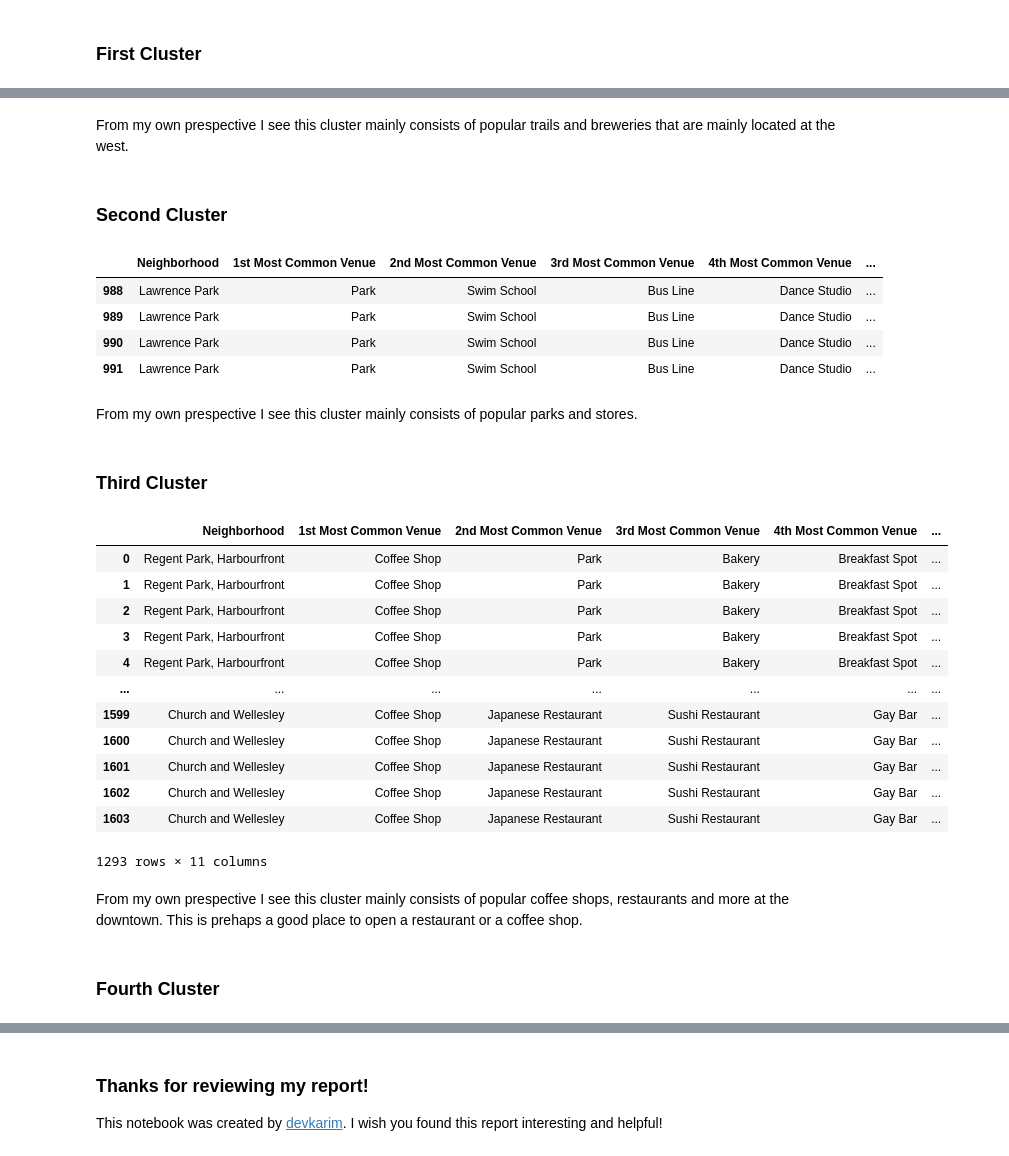
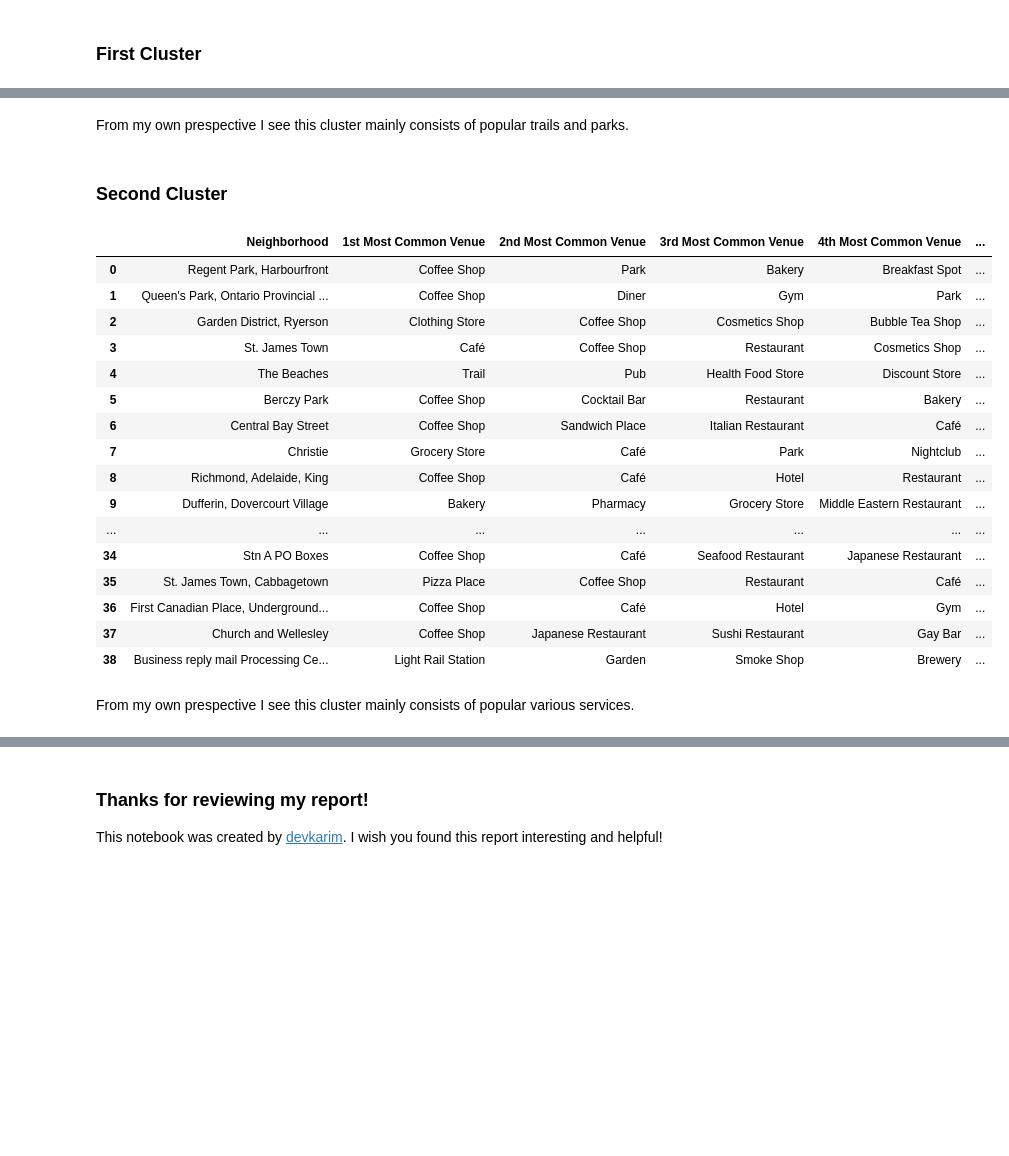
Before and after one commit to devkarim/Coursera_Capstone, a Jupyter notebook: Segmenting and Clustering Assignment/segmenting_and_clustering.ipynb, the cells around one changed output, grey strips where cells are left out. Drawn from its saved outputs; the diff is of its cells as text; code cells hidden in the pictures; blank space fills up the shorter version.

```diff
--- a/Segmenting and Clustering Assignment/segmenting_and_clustering.ipynb
+++ b/Segmenting and Clustering Assignment/segmenting_and_clustering.ipynb
@@ -153,0 +154,3 @@ def getNearbyVenues(boroughs, names, latitudes, longitudes, radius=500, limit=10
+# %%
+toronto_df = new_df[new_df['Borough'].str.contains("Toronto")].reset_index(drop=True)
+toronto_df.head()
@@ -156,4 +166,4 @@ def getNearbyVenues(boroughs, names, latitudes, longitudes, radius=500, limit=10
 # %%
-toronto_venues = getNearbyVenues(boroughs=new_df["Borough"], names=new_df['Neighborhood'], latitudes=new_df['Latitude'], longitudes=new_df['Longitude'])
+toronto_venues = getNearbyVenues(names=new_df['Neighborhood'], latitudes=new_df['Latitude'], longitudes=new_df['Longitude'])
 toronto_venues.head()
 # %% [output]
@@ -280,6 +285,6 @@ Now when we are done with cleaning up the dataset plus sorting them, it's time t
 # %%
 # Defnining the number of clusters
-n_clusters = 5
+n_clusters = 2
 # Drop neighborhood column
 toronto_grouped_clustering = toronto_grouped.drop('Neighborhood', 1)
 # Run k-means clustering
@@ -293,9 +298,9 @@ Next we add the labels that k-Means extracted for us to the original dataframe.
 # %%
 # Insert the cluster labels
 neighborhoods_venues_sorted.insert(0, 'Label', kmeans.labels_)
-toronto_merged = toronto_venues
+toronto_merged = toronto_df
 # Merge the original dataframe with the labels
 toronto_merged = toronto_merged.join(neighborhoods_venues_sorted.set_index('Neighborhood'), on='Neighborhood')
 # Check the first five rows
-toronto_merged.head()
+toronto_merged
 # %% [output]
@@ -358,36 +366,26 @@ toronto_merged.loc[toronto_merged['Label'] == 0, toronto_merged.columns[[0] + li
 # %% [markdown]
-From my own prespective I see this cluster mainly consists of popular trails and breweries that are mainly located at the west.
+From my own prespective I see this cluster mainly consists of popular trails and parks.
 # %% [markdown]
 ### Second Cluster
 # %%
-toronto_merged.loc[toronto_merged['Label'] == 1, toronto_merged.columns[[0] + list(range(8, toronto_merged.shape[1]))]]
+toronto_merged.loc[toronto_merged['Label'] == 1, toronto_merged.columns[[2] + list(range(6, toronto_merged.shape[1]))]]
 # %% [output]
 |  | Neighborhood | 1st Most Common Venue | 2nd Most Common Venue | 3rd Most Common Venue | 4th Most Common Venue | ... |
-| 988 | Lawrence Park | Park | Swim School | Bus Line | Dance Studio | ... |
-| 989 | Lawrence Park | Park | Swim School | Bus Line | Dance Studio | ... |
-| 990 | Lawrence Park | Park | Swim School | Bus Line | Dance Studio | ... |
-| 991 | Lawrence Park | Park | Swim School | Bus Line | Dance Studio | ... |
+| 0 | Regent Park, Harbourfront | Coffee Shop | Park | Bakery | Breakfast Spot | ... |
+| 1 | Queen's Park, Ontario Provincial ... | Coffee Shop | Diner | Gym | Park | ... |
+| 2 | Garden District, Ryerson | Clothing Store | Coffee Shop | Cosmetics Shop | Bubble Tea Shop | ... |
+| 3 | St. James Town | Café | Coffee Shop | Restaurant | Cosmetics Shop | ... |
+| 4 | The Beaches | Trail | Pub | Health Food Store | Discount Store | ... |
+| 5 | Berczy Park | Coffee Shop | Cocktail Bar | Restaurant | Bakery | ... |
+| 6 | Central Bay Street | Coffee Shop | Sandwich Place | Italian Restaurant | Café | ... |
+| 7 | Christie | Grocery Store | Café | Park | Nightclub | ... |
+| 8 | Richmond, Adelaide, King | Coffee Shop | Café | Hotel | Restaurant | ... |
+| 9 | Dufferin, Dovercourt Village | Bakery | Pharmacy | Grocery Store | Middle Eastern Restaurant | ... |
+| ... | ... | ... | ... | ... | ... | ... |
+| 34 | Stn A PO Boxes | Coffee Shop | Café | Seafood Restaurant | Japanese Restaurant | ... |
+| 35 | St. James Town, Cabbagetown | Pizza Place | Coffee Shop | Restaurant | Café | ... |
+| 36 | First Canadian Place, Underground... | Coffee Shop | Café | Hotel | Gym | ... |
+| 37 | Church and Wellesley | Coffee Shop | Japanese Restaurant | Sushi Restaurant | Gay Bar | ... |
+| 38 | Business reply mail Processing Ce... | Light Rail Station | Garden | Smoke Shop | Brewery | ... |
 # %% [markdown]
-From my own prespective I see this cluster mainly consists of popular parks and stores.
+From my own prespective I see this cluster mainly consists of popular various services.
-# %% [markdown]
-### Third Cluster
-# %%
-toronto_merged.loc[toronto_merged['Label'] == 2, toronto_merged.columns[[0] + list(range(8, toronto_merged.shape[1]))]]
-# %% [output]
-|  | Neighborhood | 1st Most Common Venue | 2nd Most Common Venue | 3rd Most Common Venue | 4th Most Common Venue | ... |
-| 0 | Regent Park, Harbourfront | Coffee Shop | Park | Bakery | Breakfast Spot | ... |
-| 1 | Regent Park, Harbourfront | Coffee Shop | Park | Bakery | Breakfast Spot | ... |
-| 2 | Regent Park, Harbourfront | Coffee Shop | Park | Bakery | Breakfast Spot | ... |
-| 3 | Regent Park, Harbourfront | Coffee Shop | Park | Bakery | Breakfast Spot | ... |
-| 4 | Regent Park, Harbourfront | Coffee Shop | Park | Bakery | Breakfast Spot | ... |
-| ... | ... | ... | ... | ... | ... | ... |
-| 1599 | Church and Wellesley | Coffee Shop | Japanese Restaurant | Sushi Restaurant | Gay Bar | ... |
-| 1600 | Church and Wellesley | Coffee Shop | Japanese Restaurant | Sushi Restaurant | Gay Bar | ... |
-| 1601 | Church and Wellesley | Coffee Shop | Japanese Restaurant | Sushi Restaurant | Gay Bar | ... |
-| 1602 | Church and Wellesley | Coffee Shop | Japanese Restaurant | Sushi Restaurant | Gay Bar | ... |
-| 1603 | Church and Wellesley | Coffee Shop | Japanese Restaurant | Sushi Restaurant | Gay Bar | ... |
-1293 rows × 11 columns
-# %% [markdown]
-From my own prespective I see this cluster mainly consists of popular coffee shops, restaurants and more at the downtown. This is prehaps a good place to open a restaurant or a coffee shop.
-# %% [markdown]
-### Fourth Cluster
```
Also changed, not shown: parts of 22 cells of this notebook.
